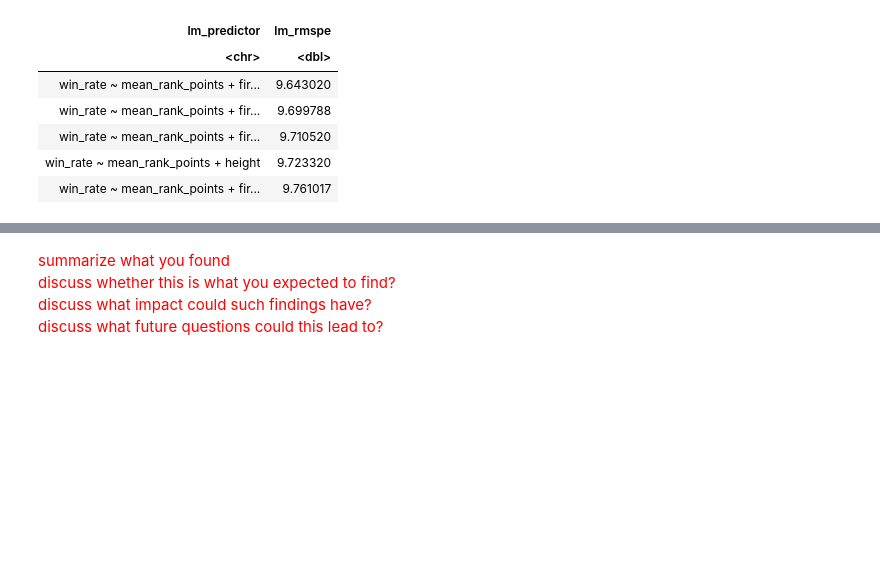
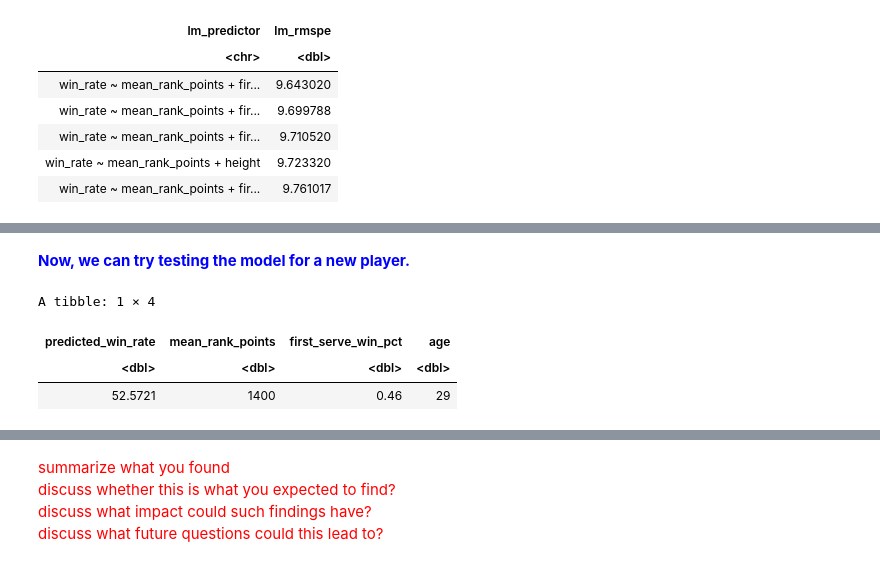
Before and after one commit to SimonYYL/DSCI_100_group19_group_project, a Jupyter notebook: Group_19_Final_Report.ipynb, the cells around one changed output, grey strips where cells are left out. Drawn from its saved outputs; the diff is of its cells as text; code cells hidden in the pictures; blank space fills up the shorter version.

Commit message:
added testing of model

```diff
--- a/Group_19_Final_Report.ipynb
+++ b/Group_19_Final_Report.ipynb
@@ -551,3 +575,32 @@ A tibble: 5 × 2
+# %%
+set.seed(1)
+
+tennis_recipe_final <- recipe(win_rate ~ mean_rank_points + first_serve_win_pct, data = player_train) %>%
+    step_scale(all_predictors()) %>%
+    step_center(all_predictors())
+
+tennis_model_final <- nearest_neighbor(weight_func = "rectangular", neighbors = 6) %>%
+    set_engine("kknn") %>%
+    set_mode("regression")
+
+tennis_fit_final <- workflow() %>%
+    add_recipe(tennis_recipe_final) %>%
+    add_model(tennis_model_final) %>%
+    fit(data = player_train)
+# %% [markdown]
+<span style="color:blue"> **Now, we can try testing the model for a new player.** </span>
+# %%
+new_player <- tibble(mean_rank_points = 1400, first_serve_win_pct = 0.46, age = 29)
+
+prediction <- predict(tennis_fit_final, new_player) %>%
+    bind_cols(new_player) %>%
+    rename(predicted_win_rate = .pred)
+prediction
+# %% [output]
+A tibble: 1 × 4
+| predicted_win_rate | mean_rank_points | first_serve_win_pct | age |
+| <dbl> | <dbl> | <dbl> | <dbl> |
+| 52.5721 | 1400 | 0.46 | 29 |
 # %% [markdown]
 # Discussion <img align="left" src="https://encrypted-tbn0.gstatic.com/images?q=tbn:ANd9GcSDixQBw3HoqS_gnC9xVtHO-5NrnS1eQ91N3w&usqp=CAU" width="35" />
 # %% [markdown]
```
Also changed, not shown: parts of 11 cells of this notebook.
